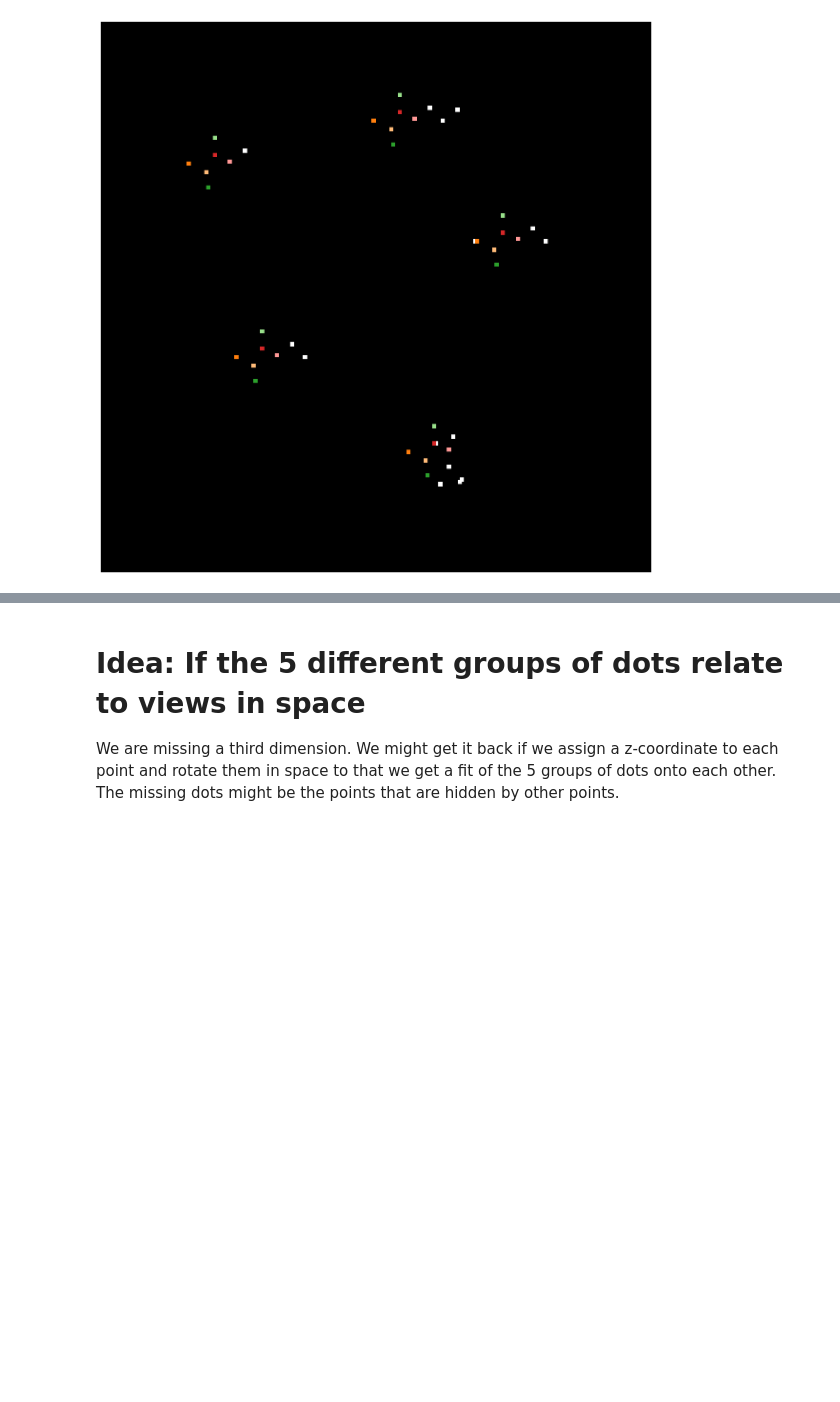
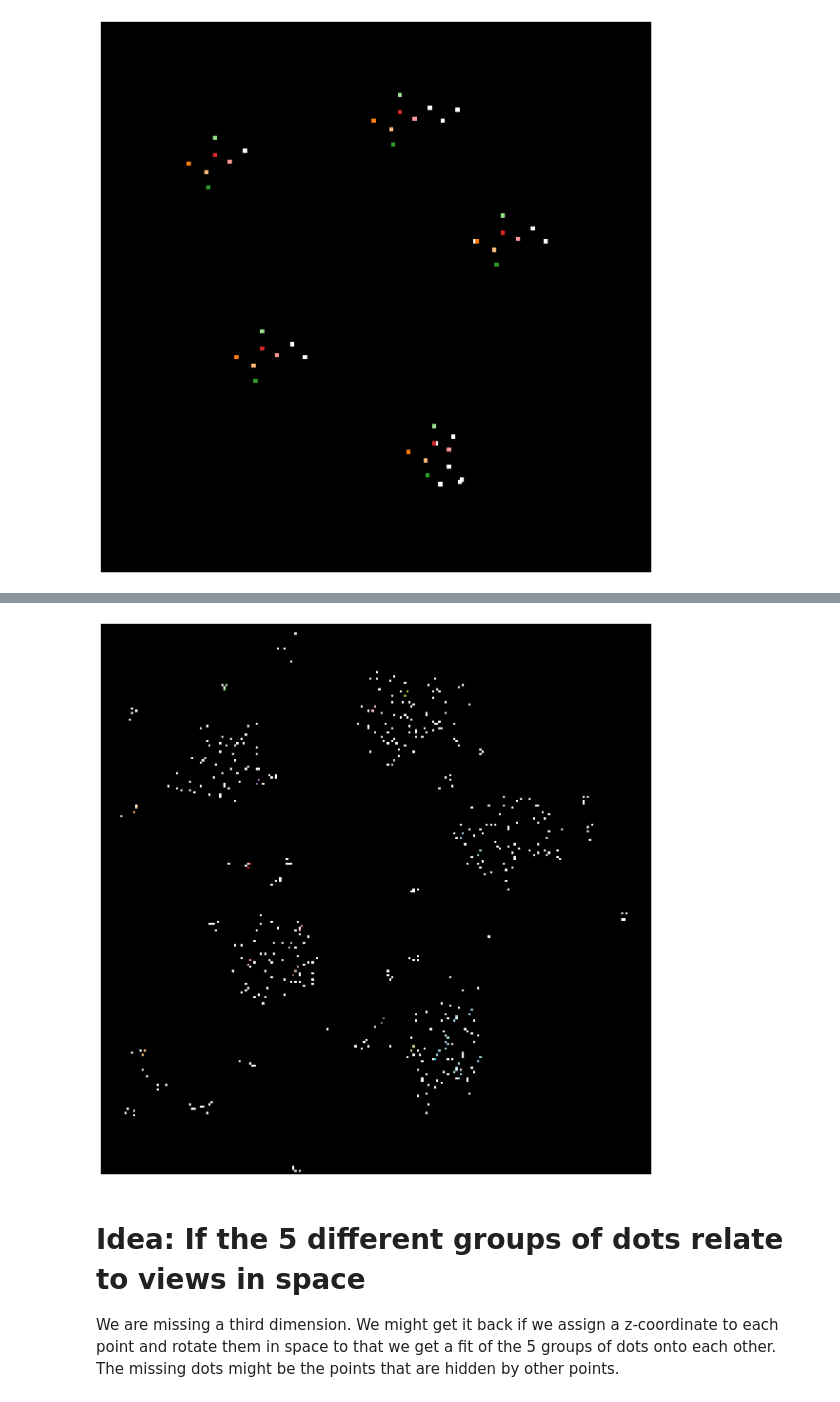
Before and after one commit to HaukeBartsch/sign_in_space, a Jupyter notebook: analysis.ipynb, the cells around one changed output, grey strips where cells are left out. Saved outputs shown, nothing was run; the diff lists cells and outputs as text; code cells hidden in the pictures; blank space fills up the shorter version.

```diff
--- a/analysis.ipynb
+++ b/analysis.ipynb
@@ -210,3 +322,7 @@ plot_constellations(level5['max_constellations'], ps)
+# %%
+plot_constellations2(level2['max_constellations'], ps)
+# %% [output]
+[figure, added]
 # %% [markdown]
 # Idea: If the 5 different groups of dots relate to views in space
 
```
Also changed, not shown: parts of 9 cells of this notebook.
